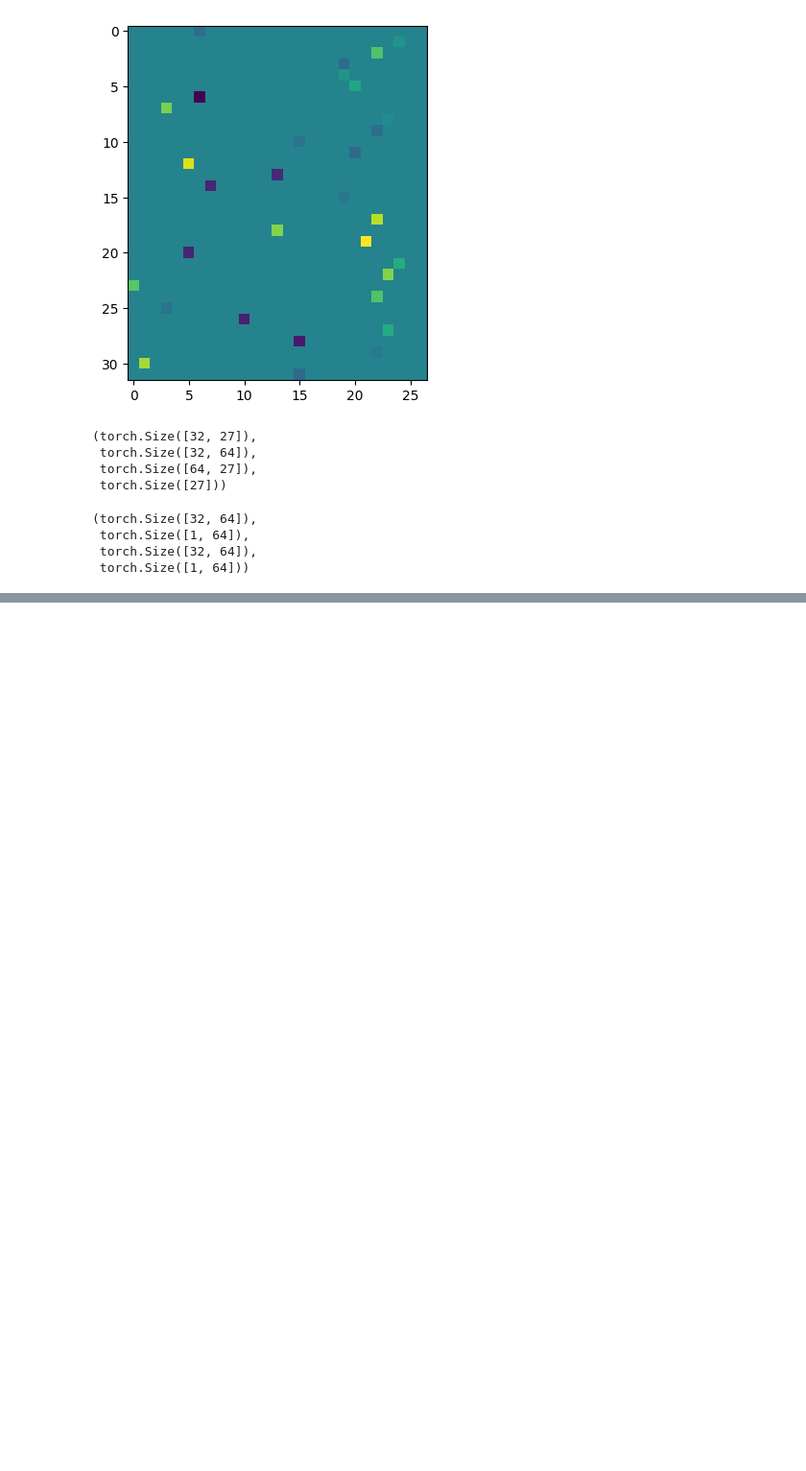
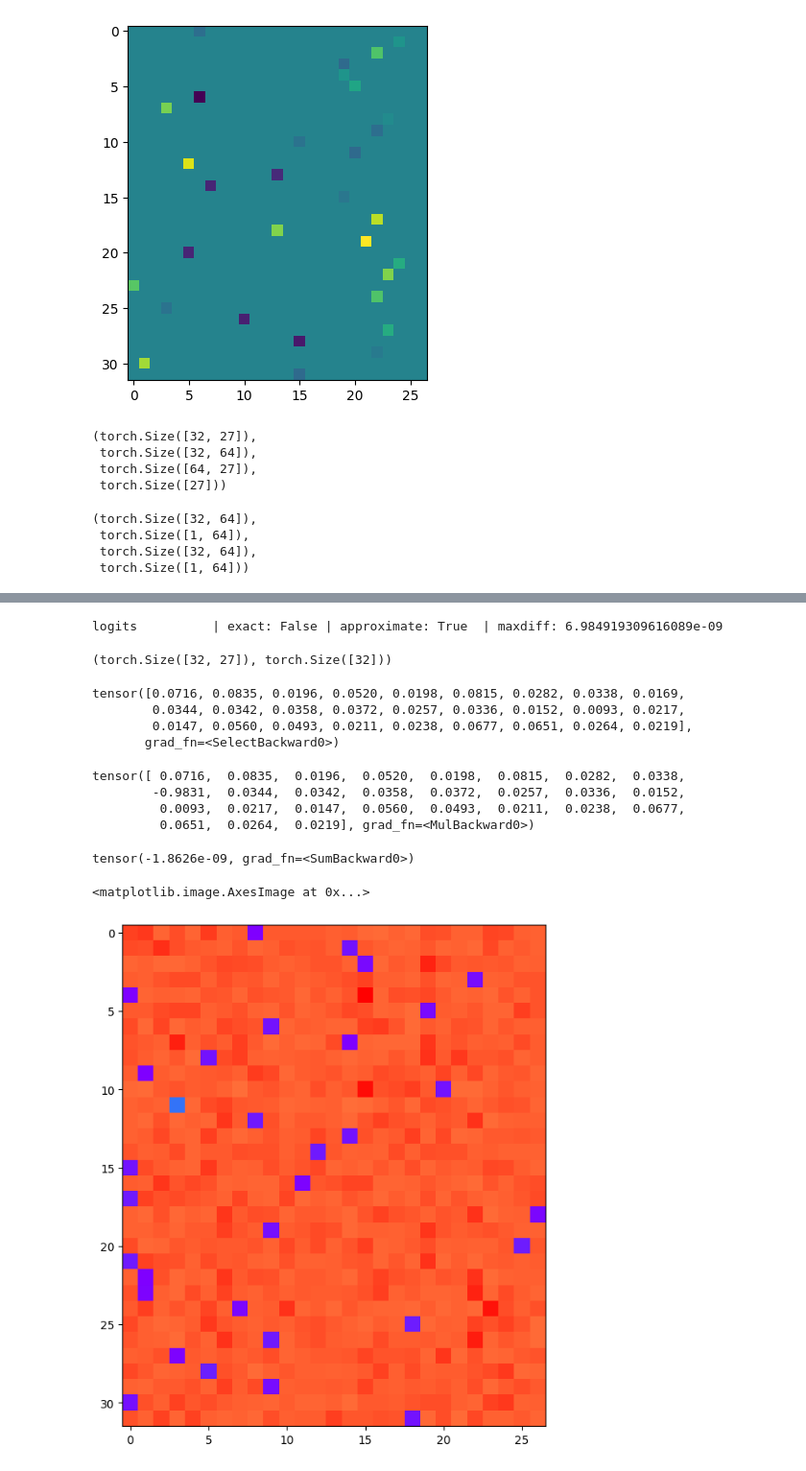
Before and after one commit to catastropiyush/coursework-notebooks, a Jupyter notebook: build_makemore_backprop_ninja.ipynb, the cells around one changed output, grey strips where cells are left out. Shown: that part at 96% size. Saved outputs shown, nothing was run; the diff lists cells and outputs as text; code cells hidden in the pictures; blank space fills up the shorter version.

```diff
--- a/build_makemore_backprop_ninja.ipynb
+++ b/build_makemore_backprop_ninja.ipynb
@@ -327,10 +365,43 @@ print(loss_fast.item(), 'diff:', (loss_fast - loss).item())
 
 # -----------------
 # YOUR CODE HERE :)
-dlogits = None # TODO. my solution is 3 lines
+#dlogits = None # TODO. my solution is 3 lines
 # -----------------
+dlogits = F.softmax(logits, 1)
+dlogits[range(n), Yb] -= 1
+dlogits /= n
 
-#cmp('logits', dlogits, logits) # I can only get approximate to be true, my maxdiff is 6e-9
+cmp('logits', dlogits, logits) # I can only get approximate to be true, my maxdiff is 6e-9
+# %% [output]
+logits          | exact: False | approximate: True  | maxdiff: 6.984919309616089e-09
+# %%
+logits.shape, Yb.shape
+# %% [output]
+(torch.Size([32, 27]), torch.Size([32]))
+# %%
+F.softmax(logits, 1)[0]
+# %% [output]
+tensor([0.0716, 0.0835, 0.0196, 0.0520, 0.0198, 0.0815, 0.0282, 0.0338, 0.0169,
+        0.0344, 0.0342, 0.0358, 0.0372, 0.0257, 0.0336, 0.0152, 0.0093, 0.0217,
+        0.0147, 0.0560, 0.0493, 0.0211, 0.0238, 0.0677, 0.0651, 0.0264, 0.0219],
+       grad_fn=<SelectBackward0>)
+# %%
+dlogits[0]*n
+# %% [output]
+tensor([ 0.0716,  0.0835,  0.0196,  0.0520,  0.0198,  0.0815,  0.0282,  0.0338,
+        -0.9831,  0.0344,  0.0342,  0.0358,  0.0372,  0.0257,  0.0336,  0.0152,
+         0.0093,  0.0217,  0.0147,  0.0560,  0.0493,  0.0211,  0.0238,  0.0677,
+         0.0651,  0.0264,  0.0219], grad_fn=<MulBackward0>)
+# %%
+dlogits[0].sum()
+# %% [output]
+tensor(-1.8626e-09, grad_fn=<SumBackward0>)
+# %%
+plt.figure(figsize=(8,8))
+plt.imshow(dlogits.detach(), cmap='rainbow')
+# %% [output]
+<matplotlib.image.AxesImage at 0x...>
+[figure, added]
 # %%
 # Exercise 3: backprop through batchnorm but all in one go
 # to complete this challenge look at the mathematical expression of the output of batchnorm,
```
Also changed, not shown: parts of 14 cells of this notebook.
